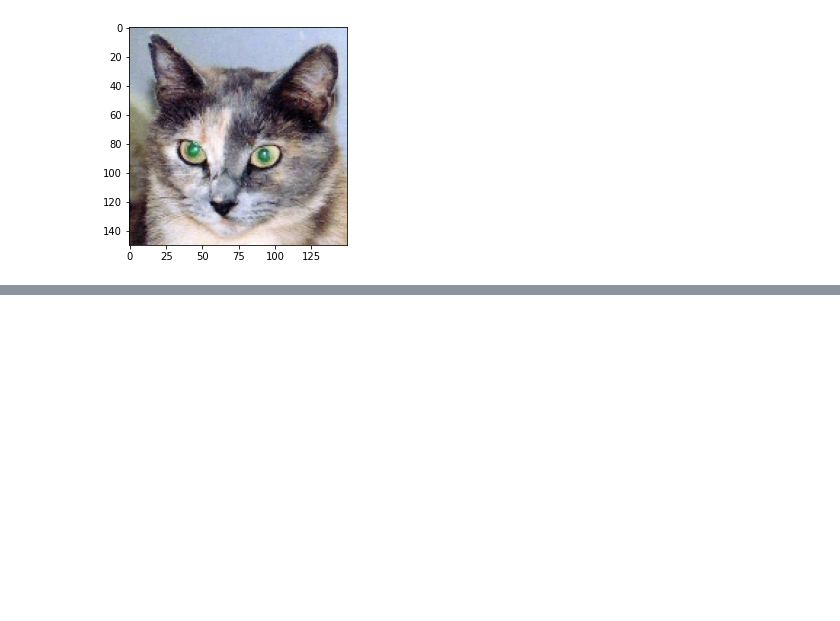
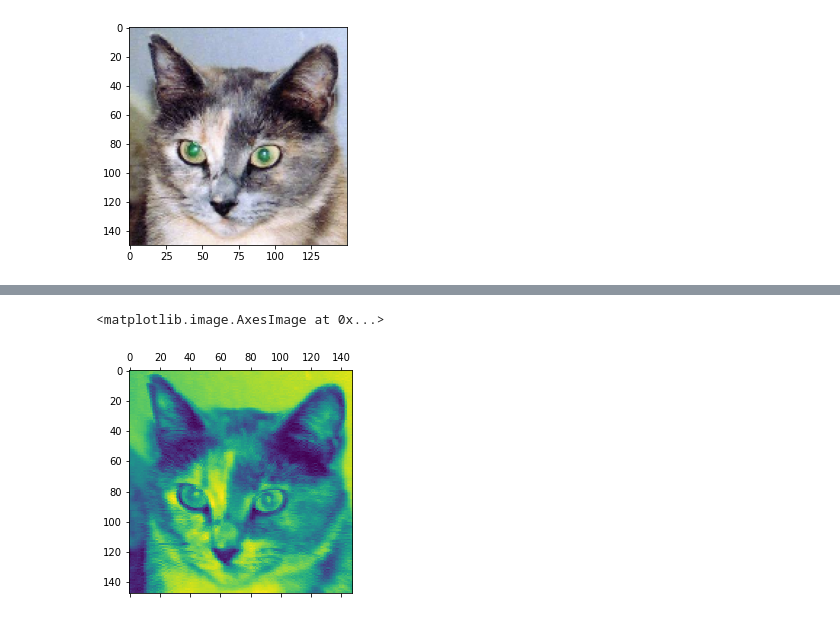
Before and after one commit to ahsan-raazaa/Deeplearning_with_python_code, a Jupyter notebook: Visualizing Intermediate Activations.ipynb, the cells around one changed output, grey strips where cells are left out. Drawn from its saved outputs; the diff is of its cells as text; code cells hidden in the pictures; blank space fills up the shorter version.

```diff
--- a/Visualizing Intermediate Activations.ipynb
+++ b/Visualizing Intermediate Activations.ipynb
@@ -49,0 +92,5 @@ plt.show()
+# %%
+plt.matshow(activations[0][0, :, :, 7], cmap = 'viridis')
+# %% [output]
+<matplotlib.image.AxesImage at 0x...>
+[figure, added]
```
Also changed, not shown: parts of 9 cells of this notebook.
